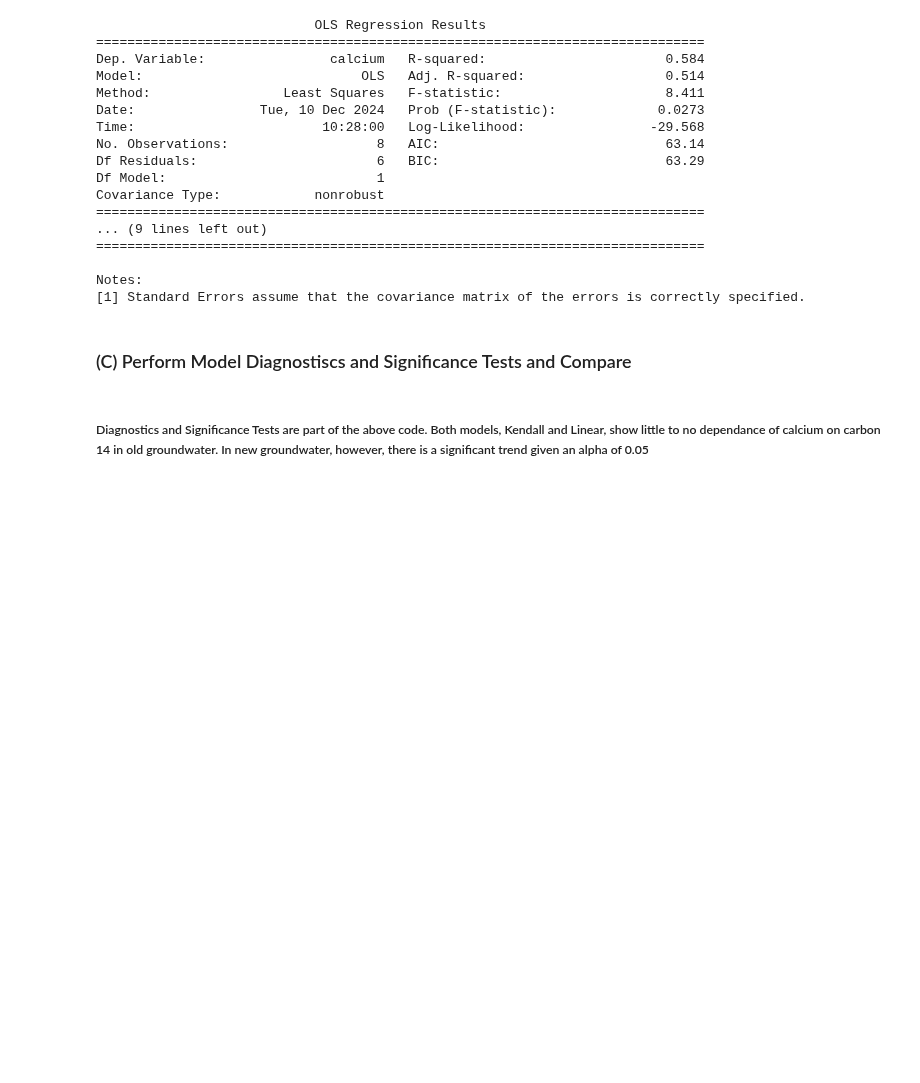
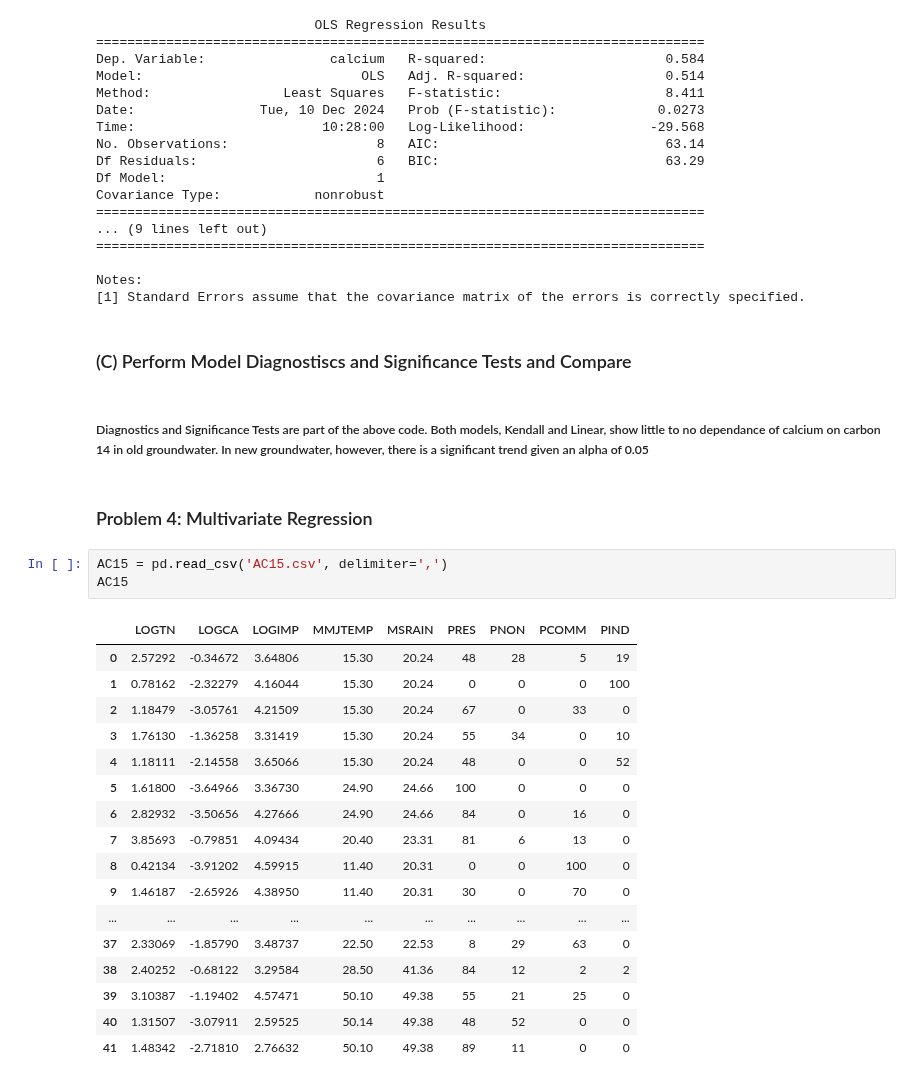
Before and after one commit to jtdocter27/Engineering-Probability---Statistics, a Jupyter notebook: HW5.ipynb, the cells around one changed output. Cells and saved outputs as stored; diff of their text form; blank space fills up the shorter version.

```diff
--- a/HW5.ipynb
+++ b/HW5.ipynb
@@ -368,3 +369,26 @@ Notes:
 ### (C) Perform Model Diagnostiscs and Significance Tests and Compare
 # %% [markdown]
 ##### Diagnostics and Significance Tests are part of the above code. Both models, Kendall and Linear, show little to no dependance of calcium on carbon 14 in old groundwater. In new groundwater, however, there is a significant trend given an alpha of 0.05
+# %% [markdown]
+### Problem 4: Multivariate Regression
+# %%
+AC15 = pd.read_csv('AC15.csv', delimiter=',')
+AC15
+# %% [output]
+|  | LOGTN | LOGCA | LOGIMP | MMJTEMP | MSRAIN | PRES | PNON | PCOMM | PIND |
+| 0 | 2.57292 | -0.34672 | 3.64806 | 15.30 | 20.24 | 48 | 28 | 5 | 19 |
+| 1 | 0.78162 | -2.32279 | 4.16044 | 15.30 | 20.24 | 0 | 0 | 0 | 100 |
+| 2 | 1.18479 | -3.05761 | 4.21509 | 15.30 | 20.24 | 67 | 0 | 33 | 0 |
+| 3 | 1.76130 | -1.36258 | 3.31419 | 15.30 | 20.24 | 55 | 34 | 0 | 10 |
+| 4 | 1.18111 | -2.14558 | 3.65066 | 15.30 | 20.24 | 48 | 0 | 0 | 52 |
+| 5 | 1.61800 | -3.64966 | 3.36730 | 24.90 | 24.66 | 100 | 0 | 0 | 0 |
+| 6 | 2.82932 | -3.50656 | 4.27666 | 24.90 | 24.66 | 84 | 0 | 16 | 0 |
+| 7 | 3.85693 | -0.79851 | 4.09434 | 20.40 | 23.31 | 81 | 6 | 13 | 0 |
+| 8 | 0.42134 | -3.91202 | 4.59915 | 11.40 | 20.31 | 0 | 0 | 100 | 0 |
+| 9 | 1.46187 | -2.65926 | 4.38950 | 11.40 | 20.31 | 30 | 0 | 70 | 0 |
+| ... | ... | ... | ... | ... | ... | ... | ... | ... | ... |
+| 37 | 2.33069 | -1.85790 | 3.48737 | 22.50 | 22.53 | 8 | 29 | 63 | 0 |
+| 38 | 2.40252 | -0.68122 | 3.29584 | 28.50 | 41.36 | 84 | 12 | 2 | 2 |
+| 39 | 3.10387 | -1.19402 | 4.57471 | 50.10 | 49.38 | 55 | 21 | 25 | 0 |
+| 40 | 1.31507 | -3.07911 | 2.59525 | 50.14 | 49.38 | 48 | 52 | 0 | 0 |
+| 41 | 1.48342 | -2.71810 | 2.76632 | 50.10 | 49.38 | 89 | 11 | 0 | 0 |
```
Also changed, not shown: parts of 7 cells of this notebook, 1 other file.
